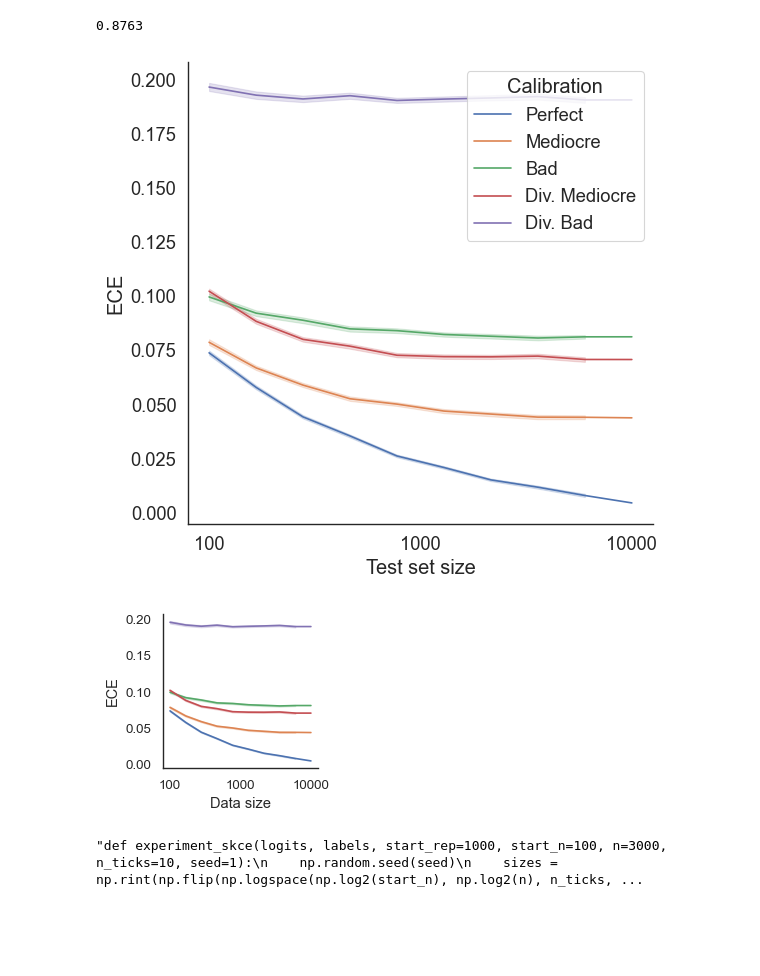
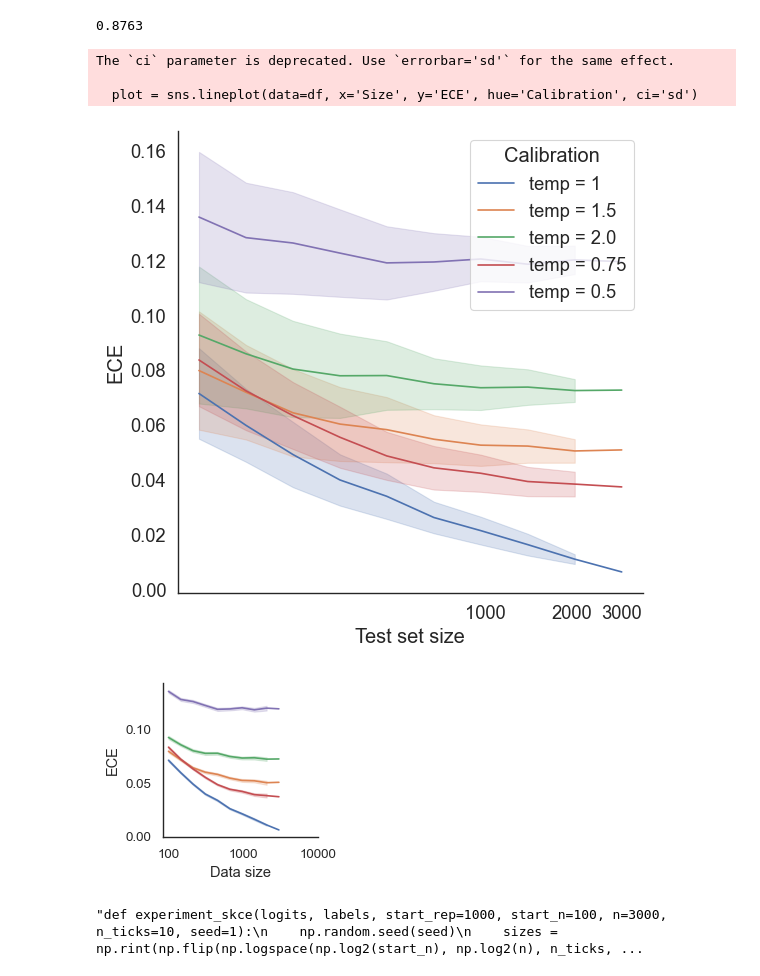
Before and after one commit to MLO-lab/Py_KCE, a Jupyter notebook: ECE bias ground truth simulation.ipynb, the cells around one changed output. Saved outputs shown, nothing was run; the diff lists cells and outputs as text; code cells hidden in the pictures; blank space fills up the shorter version.

Commit message:
wrapped up synthetical plots

```diff
--- a/ECE bias ground truth simulation.ipynb
+++ b/ECE bias ground truth simulation.ipynb
@@ -101,7 +104,7 @@ print(acc)
 # %% [output]
 0.8763
 # %%
-def experiment(logits, labels, start_rep=1000, start_n=100, n=10000, n_ticks=10, seed=1):
+def experiment(logits, labels, start_rep=1000, start_n=100, n=3000, n_ticks=10, seed=1):
     np.random.seed(seed)
     sizes = np.rint(np.flip(np.logspace(np.log2(start_n), np.log2(n), n_ticks, base=2))).astype(int)
     # quadratically decrease repetitions
@@ -116,14 +119,14 @@ def experiment(logits, labels, start_rep=1000, start_n=100, n=10000, n_ticks=10,
         ys = labels[indices]
         ece_0 = ECE(ls, ys)
         ece_1 = ECE(ls * 1.5, ys)
-        ece_2 = ECE(ls * 2.5, ys)
-        ece_3 = ECE(ls / 1.5, ys)
-        ece_4 = ECE(ls / 2.5, ys)
+        ece_2 = ECE(ls * 2.0, ys)
+        ece_3 = ECE(ls * 0.75, ys)
+        ece_4 = ECE(ls * 0.5, ys)
 
         run = pd.DataFrame({
             'ECE': [ece_0, ece_1, ece_2, ece_3, ece_4],
             'Size': [s, s, s, s, s],
-            'Calibration': ['Perfect', 'Mediocre', 'Bad', 'Div. Mediocre', 'Div. Bad']
+            'Calibration': ['temp = 1', 'temp = 1.5', 'temp = 2.0', 'temp = 0.75', 'temp = 0.5']
         })
 
         results = pd.concat([results, run]).reset_index(drop=True)
@@ -133,17 +136,20 @@ results_ece = experiment(logits_test, labels_test)
 # %%
 # larger version of Figure 2 in paper
 df = results_ece
-ticks = [100, 1000, 10000]
+ticks = [1000, 2000, 3000]
 rc = {'figure.figsize': (6, 6)}
 font_scale = 1.5
 sns.set(rc=rc, font_scale=font_scale, context='paper')
 sns.set_style("white")
-plot = sns.lineplot(data=df, x='Size', y='ECE', hue='Calibration')
+plot = sns.lineplot(data=df, x='Size', y='ECE', hue='Calibration', ci='sd')
 plot.set(
     xscale='log', xticks=ticks, xticklabels=ticks, xlabel='Test set size')
 sns.despine(left=False, bottom=False)
 # %% [output]
+The `ci` parameter is deprecated. Use `errorbar='sd'` for the same effect.
+
+  plot = sns.lineplot(data=df, x='Size', y='ECE', hue='Calibration', ci='sd')
-[figure, old version]
+[figure, new version]
 # %%
 # Figure 2 in paper
 df = results_ece
@@ -163,5 +169,5 @@ if not os.path.isdir(results_dir):
 
 plot.figure.savefig(results_dir + 'ece_sim.pdf', bbox_inches = "tight")
 # %% [output]
-[figure, old version]
+[figure, new version]
 # %%
```
Also changed, not shown: parts of 29 cells of this notebook, 1 other file.
